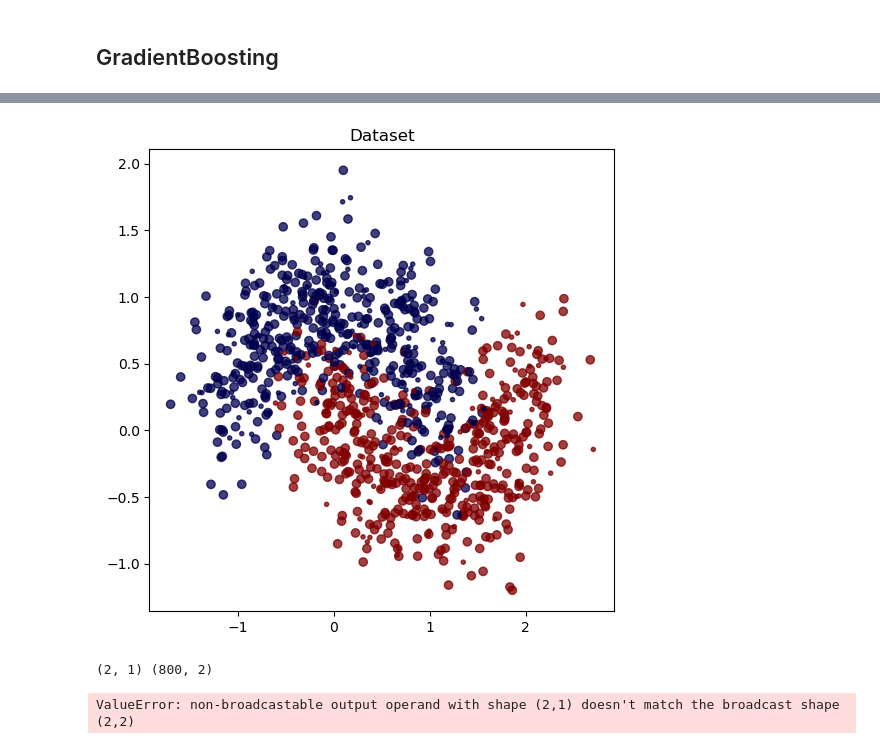
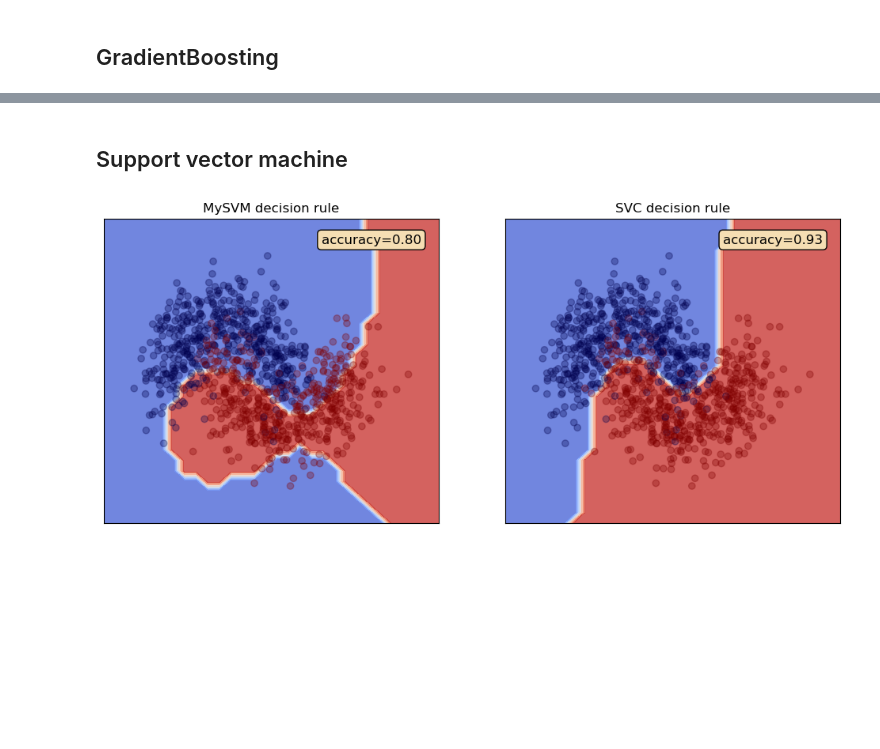
Before and after one commit to iliatarasov/machine-learning-algorithms-from-scratch, a Jupyter notebook: machine learning algorithms from scratch.ipynb, the cells around one changed output, grey strips where cells are left out. Cells and saved outputs as stored; diff of their text form; code cells hidden in the pictures; blank space fills up the shorter version.

```diff
--- a/machine learning algorithms from scratch.ipynb
+++ b/machine learning algorithms from scratch.ipynb
@@ -119,38 +119,18 @@ compare_classifiers([my_gradient_boost, gradient_boost_sklearn],
-# %%
-import numpy as np
-import matplotlib.pyplot as plt
-from sklearn.datasets import make_moons
-from sklearn.model_selection import train_test_split
-from utils.plot import compare_classifiers
-from utils.time import timed
-
-%matplotlib inline
-
-X, y = make_moons(n_samples=1000, noise=0.3)
-# convert labels from {0, 1} to {-1, 1}
-y[y == 0] = -1
-# generate data samples
-X_train, X_test, y_train, y_test = train_test_split(X, y, test_size=0.2)
-
-x_min, x_max = X[:, 0].min() - .5, X[:, 0].max() + .5
-y_min, y_max = X[:, 1].min() - .5, X[:, 1].max() + .5
-xx, yy = np.meshgrid(np.linspace(x_min, x_max, 30),
-                     np.linspace(y_min, y_max, 30))
-
-cmap = 'seismic'
-plt.figure(figsize=(6, 6))
-plt.scatter(X_train[:, 0], X_train[:, 1],
-            c=y_train, cmap=cmap, alpha=0.75)
-plt.scatter(X_test[:, 0], X_test[:, 1],
-            marker='.', c=y_test, cmap=cmap, alpha=0.75)
-plt.title('Dataset')
-plt.show()
-# %% [output]
-[figure, removed]
-# %%
-from my_models.SVM import MySVM
-my_svm = MySVM()
-my_svm.fit(X_train, y_train)
-# %% [output]
-(2, 1) (800, 2)
-ValueError: non-broadcastable output operand with shape (2,1) doesn't match the broadcast shape (2,2)
+# %% [markdown]
+## Support vector machine
+# %%
+from sklearn.svm import SVC
+from my_models.SVM import MySVM
+
+n_iter = 1000
+learning_rate=5e-4
+my_svm = MySVM()
+my_svm.fit(X_train, y_train, n_iter=n_iter, learning_rate=learning_rate)
+
+svm_sklearn = SVC(max_iter=n_iter)
+svm_sklearn.fit(X_train, y_train)
+
+compare_classifiers([my_svm, svm_sklearn],
+                    X_test, y_test, xx, yy, X, y)
+# %% [output]
+[figure, added]
```
Also changed, not shown: parts of 5 cells of this notebook.
